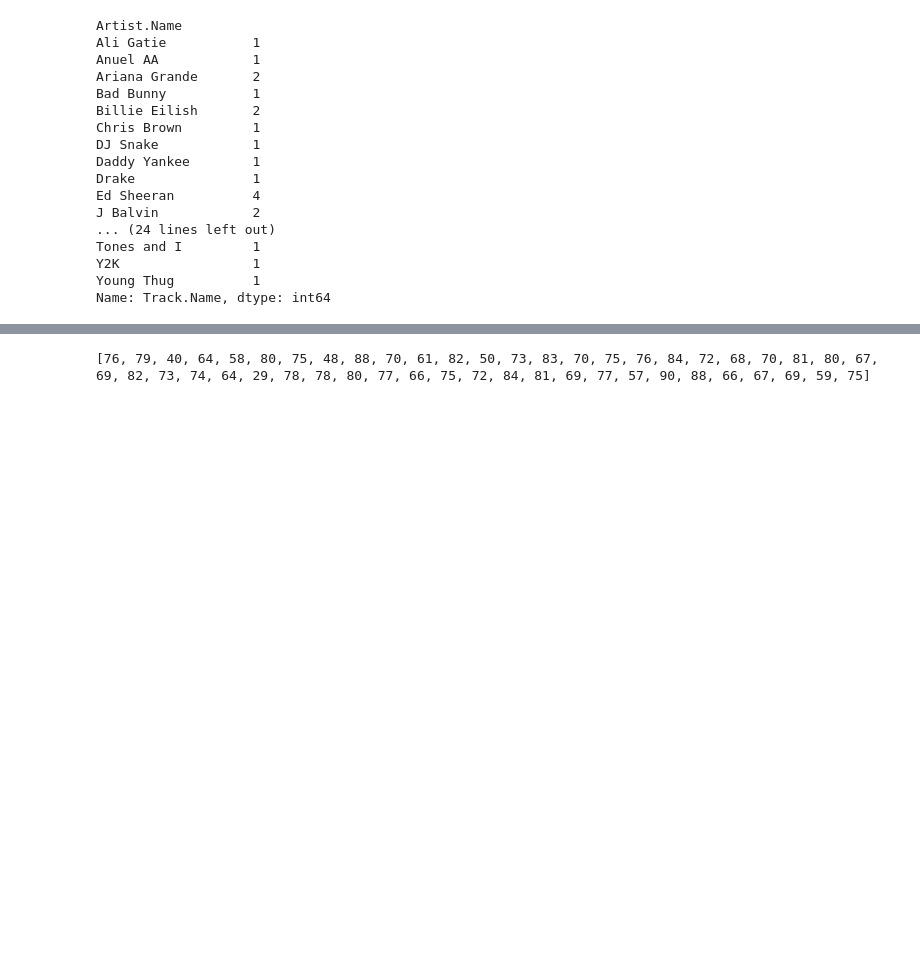
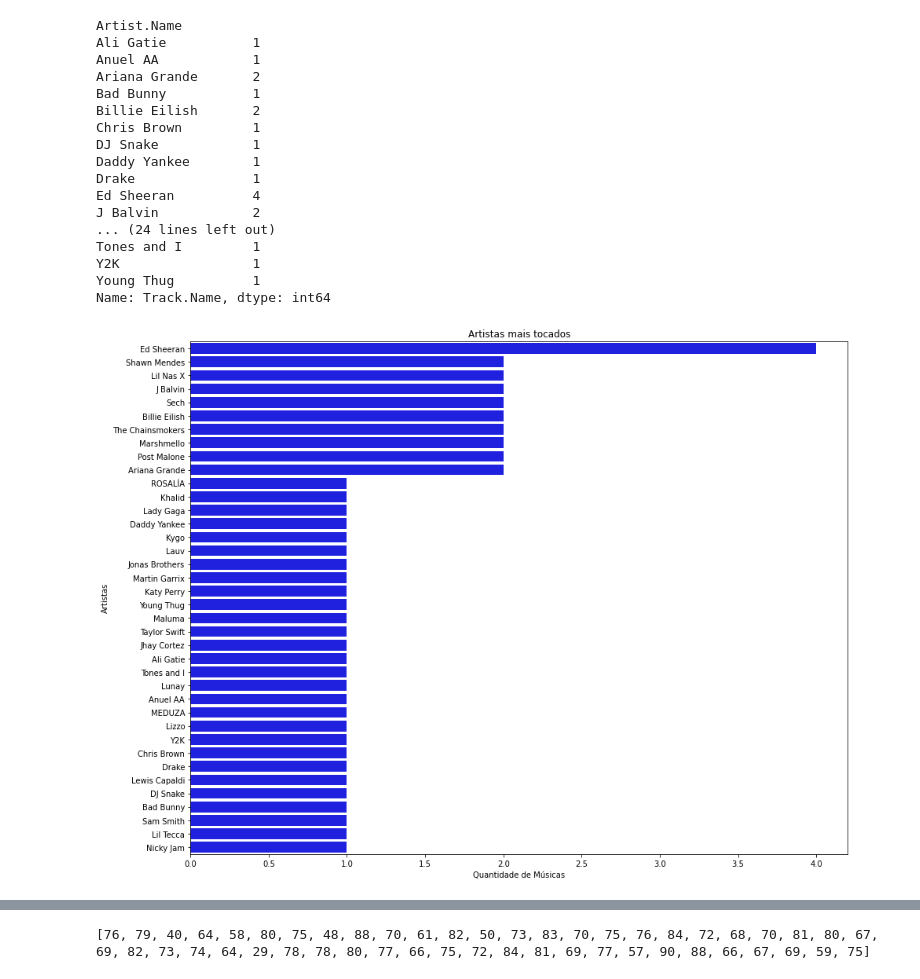
Before and after one commit to santiago-nath/Kaggle_Spotify, a Jupyter notebook: Kaggle_Spotify.ipynb, the cells around one changed output, grey strips where cells are left out. Saved outputs shown, nothing was run; the diff lists cells and outputs as text; code cells hidden in the pictures; blank space fills up the shorter version.

```diff
--- a/Kaggle_Spotify.ipynb
+++ b/Kaggle_Spotify.ipynb
@@ -116,6 +118,18 @@ Tones and I         1
 Y2K                 1
 Young Thug          1
 Name: Track.Name, dtype: int64
+# %%
+# Ilustrando a informação acima
+plt.figure(figsize=(15,12))
+ax = sns.countplot(y="Artist.Name",data=df,color='blue',
+                   order = df['Artist.Name'].value_counts().index[:50])
+ax.grid(False)
+plt.title("Artistas mais tocados")
+plt.xlabel('Quantidade de Músicas')
+plt.ylabel('Artistas')
+plt.show()
+# %% [output]
+[figure, added]
 # %%
 #Gráfico de barras com a quantidade de gênero x faixa de música
 xtick = ['dance pop', 'pop', 'latin', 'edm', 'canadian hip hop',
```
Also changed, not shown: parts of 10 cells of this notebook.
